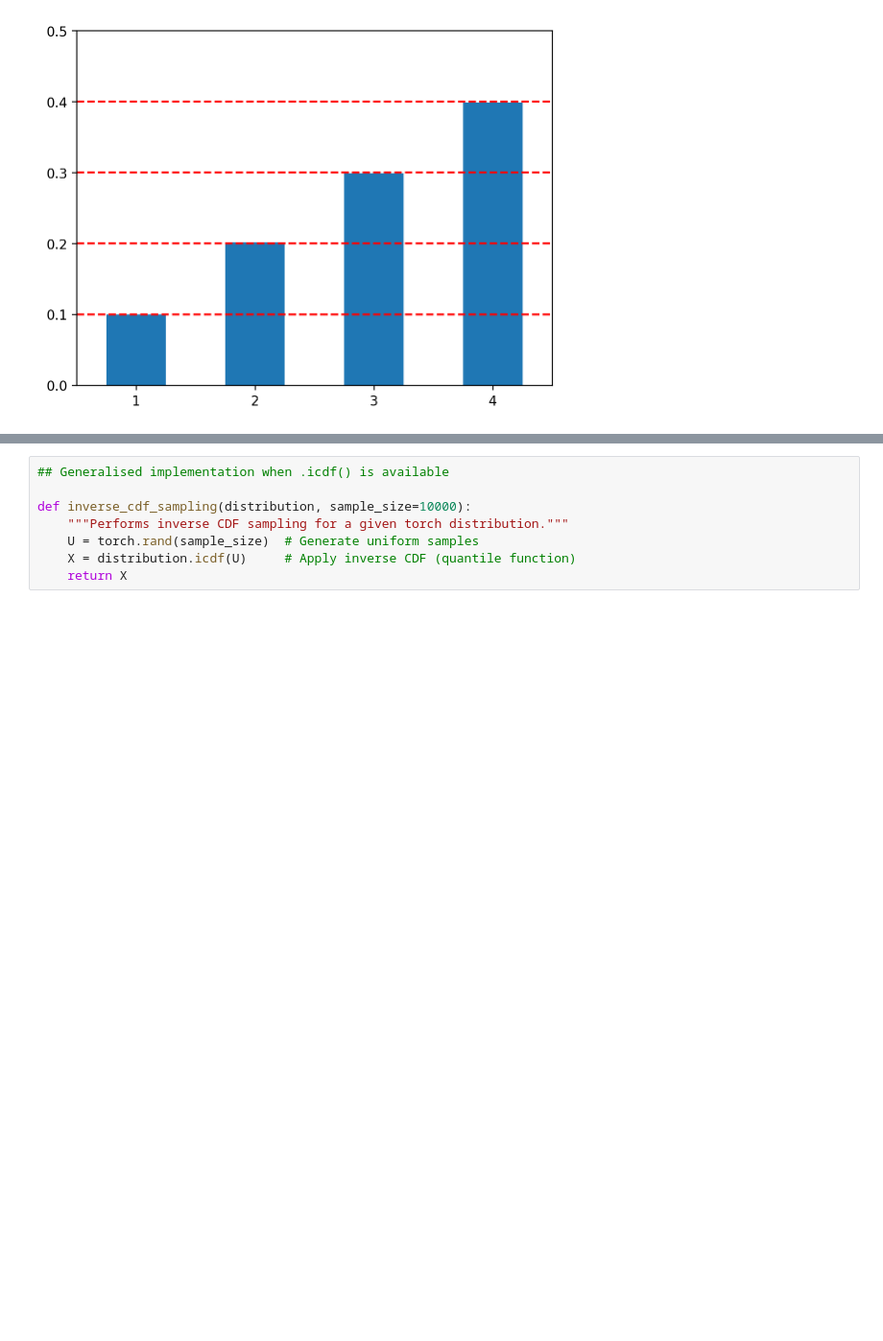
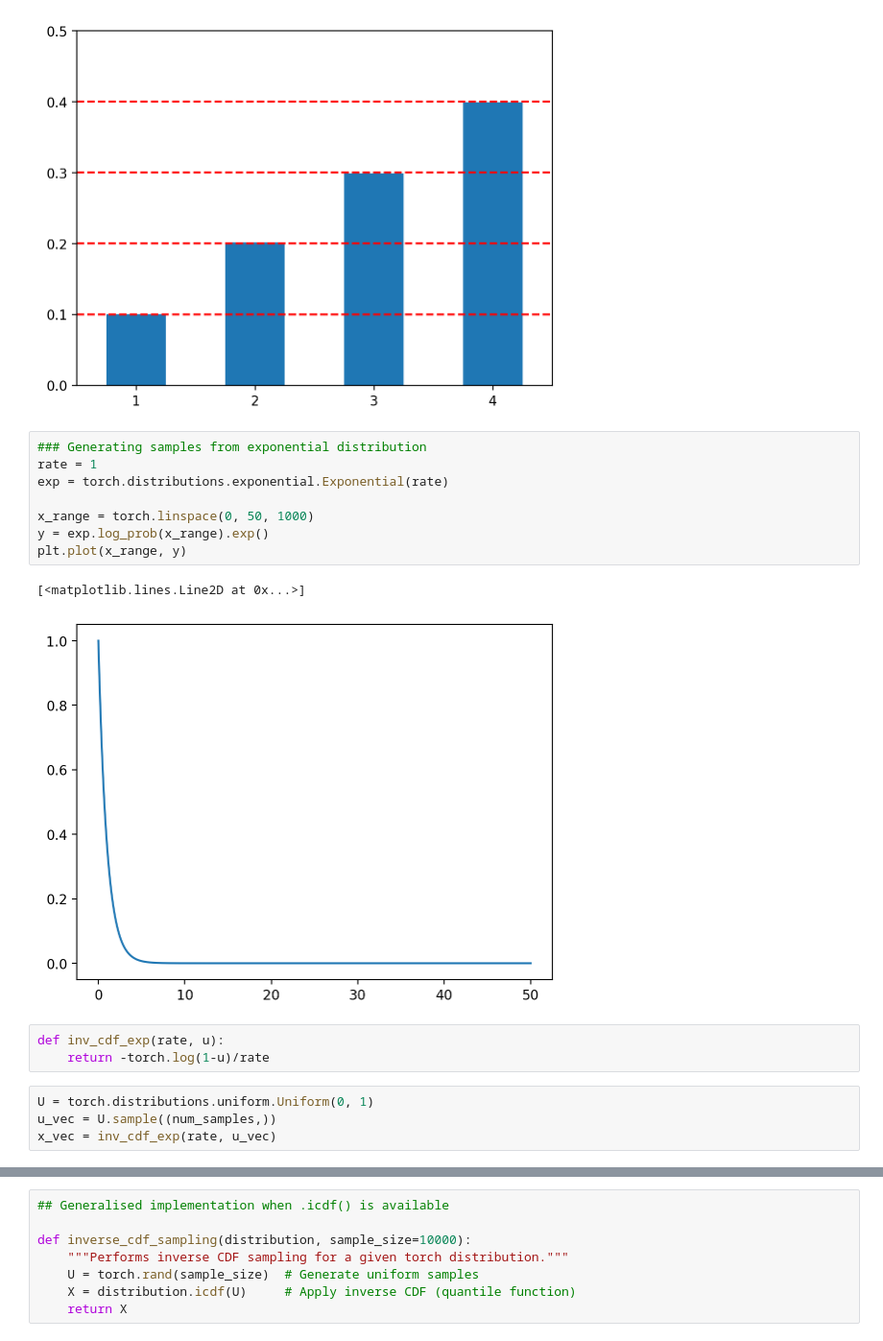
Before and after one commit to nipunbatra/psdv-teaching, a Jupyter notebook: notebooks/cdf.ipynb, the cells around one changed output, grey strips where cells are left out. Shown at 96% size. Saved outputs shown, nothing was run; the diff lists cells and outputs as text; blank space fills up the shorter version.

```diff
--- a/notebooks/cdf.ipynb
+++ b/notebooks/cdf.ipynb
@@ -91,3 +91,21 @@ plt.ylim(0, 0.5)
 # %% [output]
 (0.0, 0.5)
 [figure]
+# %%
+### Generating samples from exponential distribution
+rate = 1
+exp = torch.distributions.exponential.Exponential(rate)
+
+x_range = torch.linspace(0, 50, 1000)
+y = exp.log_prob(x_range).exp()
+plt.plot(x_range, y)
+# %% [output]
+[<matplotlib.lines.Line2D at 0x...>]
+[figure, added]
+# %%
+def inv_cdf_exp(rate, u):
+    return -torch.log(1-u)/rate
+# %%
+U = torch.distributions.uniform.Uniform(0, 1)
+u_vec = U.sample((num_samples,))
+x_vec = inv_cdf_exp(rate, u_vec)
```
Also changed, not shown: parts of 4 cells of this notebook.
